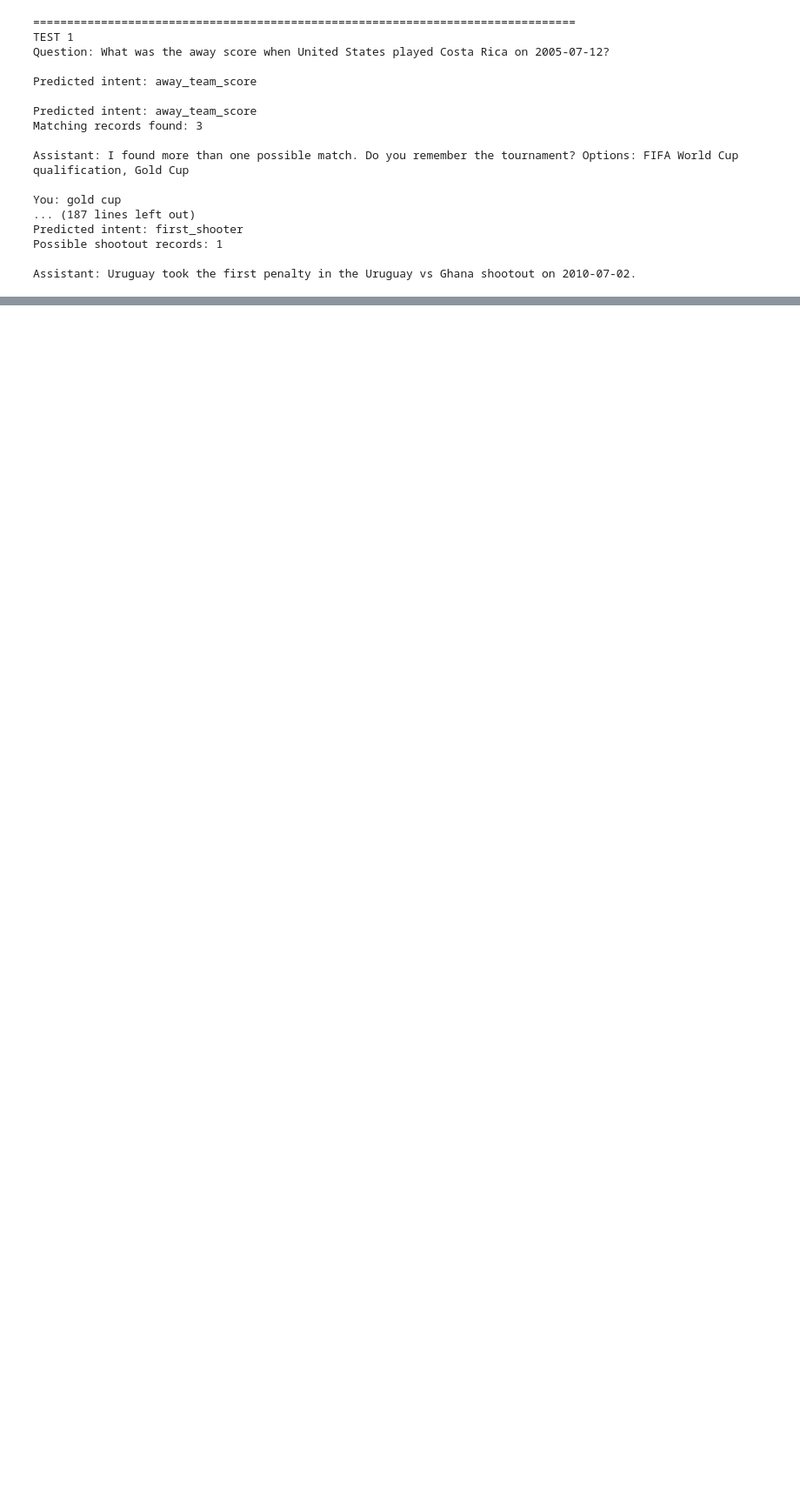
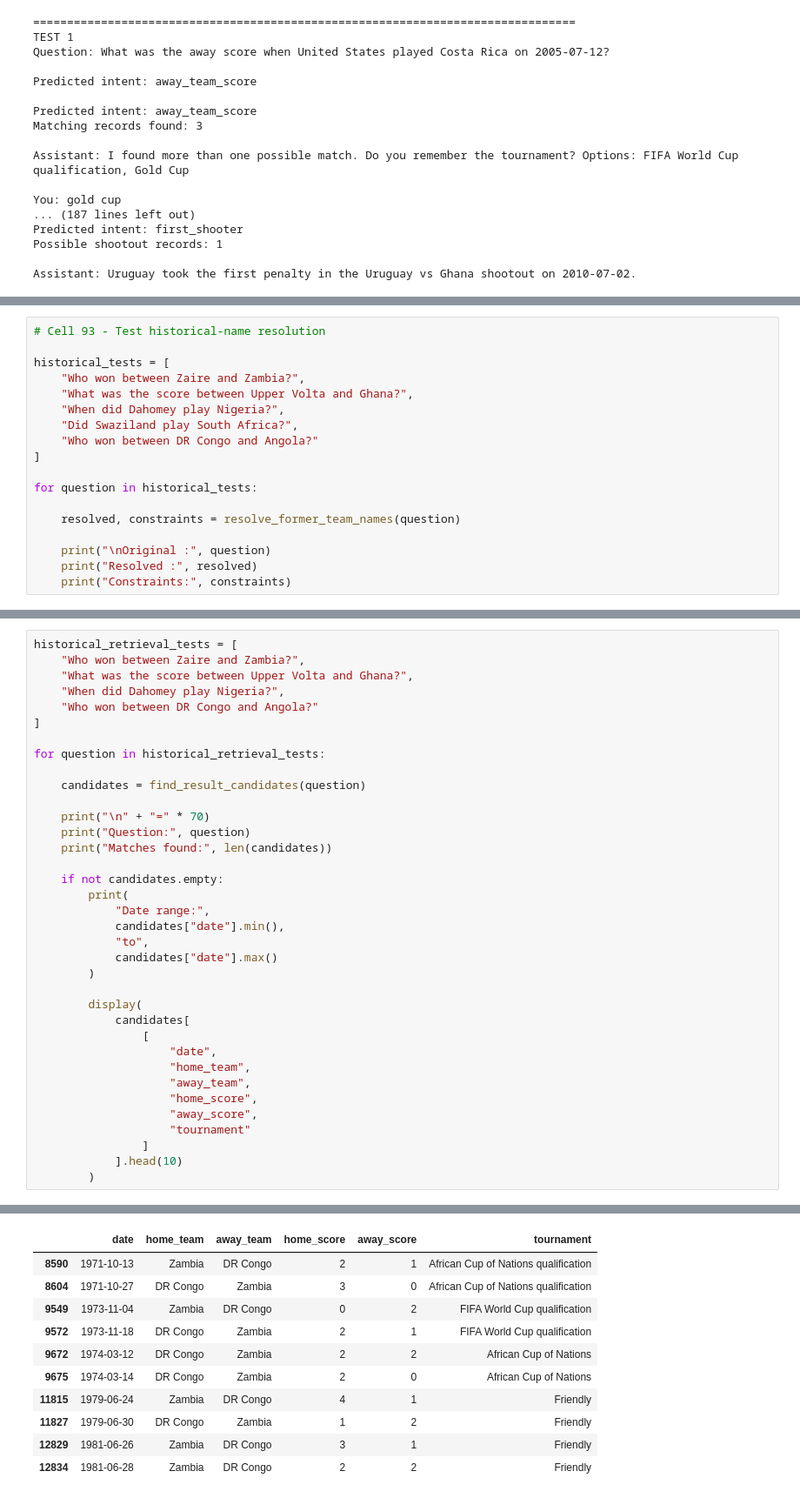
Before and after one commit to eshan14git/football-qa-nlp, a Jupyter notebook: notebooks/06_football_qa_inference.ipynb, the cells around one changed output, grey strips where cells are left out. Shown at 87% size. Cells and saved outputs as stored; diff of their text form; blank space fills up the shorter version.

```diff
--- a/notebooks/06_football_qa_inference.ipynb
+++ b/notebooks/06_football_qa_inference.ipynb
@@ -3085,0 +4111,18 @@ Assistant: Uruguay took the first penalty in the Uruguay vs Ghana shootout on 20
+# %%
+# Cell 93 - Test historical-name resolution
+
+historical_tests = [
+    "Who won between Zaire and Zambia?",
+    "What was the score between Upper Volta and Ghana?",
+    "When did Dahomey play Nigeria?",
+    "Did Swaziland play South Africa?",
+    "Who won between DR Congo and Angola?"
+]
+
+for question in historical_tests:
+
+    resolved, constraints = resolve_former_team_names(question)
+
+    print("\nOriginal :", question)
+    print("Resolved :", resolved)
+    print("Constraints:", constraints)
@@ -3085,0 +4149,37 @@ Assistant: Uruguay took the first penalty in the Uruguay vs Ghana shootout on 20
+# %%
+historical_retrieval_tests = [
+    "Who won between Zaire and Zambia?",
+    "What was the score between Upper Volta and Ghana?",
+    "When did Dahomey play Nigeria?",
+    "Who won between DR Congo and Angola?"
+]
+
+for question in historical_retrieval_tests:
+
+    candidates = find_result_candidates(question)
+
+    print("\n" + "=" * 70)
+    print("Question:", question)
+    print("Matches found:", len(candidates))
+
+    if not candidates.empty:
+        print(
+            "Date range:",
+            candidates["date"].min(),
+            "to",
+            candidates["date"].max()
+        )
+
+        display(
+            candidates[
+                [
+                    "date",
+                    "home_team",
+                    "away_team",
+                    "home_score",
+                    "away_score",
+                    "tournament"
+                ]
+            ].head(10)
+        )
+# %% [output]
@@ -3085,0 +4190,11 @@ Assistant: Uruguay took the first penalty in the Uruguay vs Ghana shootout on 20
+|  | date | home_team | away_team | home_score | away_score | tournament |
+| 8590 | 1971-10-13 | Zambia | DR Congo | 2 | 1 | African Cup of Nations qualification |
+| 8604 | 1971-10-27 | DR Congo | Zambia | 3 | 0 | African Cup of Nations qualification |
+| 9549 | 1973-11-04 | Zambia | DR Congo | 0 | 2 | FIFA World Cup qualification |
+| 9572 | 1973-11-18 | DR Congo | Zambia | 2 | 1 | FIFA World Cup qualification |
+| 9672 | 1974-03-12 | DR Congo | Zambia | 2 | 2 | African Cup of Nations |
+| 9675 | 1974-03-14 | DR Congo | Zambia | 2 | 0 | African Cup of Nations |
+| 11815 | 1979-06-24 | Zambia | DR Congo | 4 | 1 | Friendly |
+| 11827 | 1979-06-30 | DR Congo | Zambia | 1 | 2 | Friendly |
+| 12829 | 1981-06-26 | Zambia | DR Congo | 3 | 1 | Friendly |
+| 12834 | 1981-06-28 | Zambia | DR Congo | 2 | 2 | Friendly |
```
Also changed, not shown: parts of 70 cells of this notebook.
